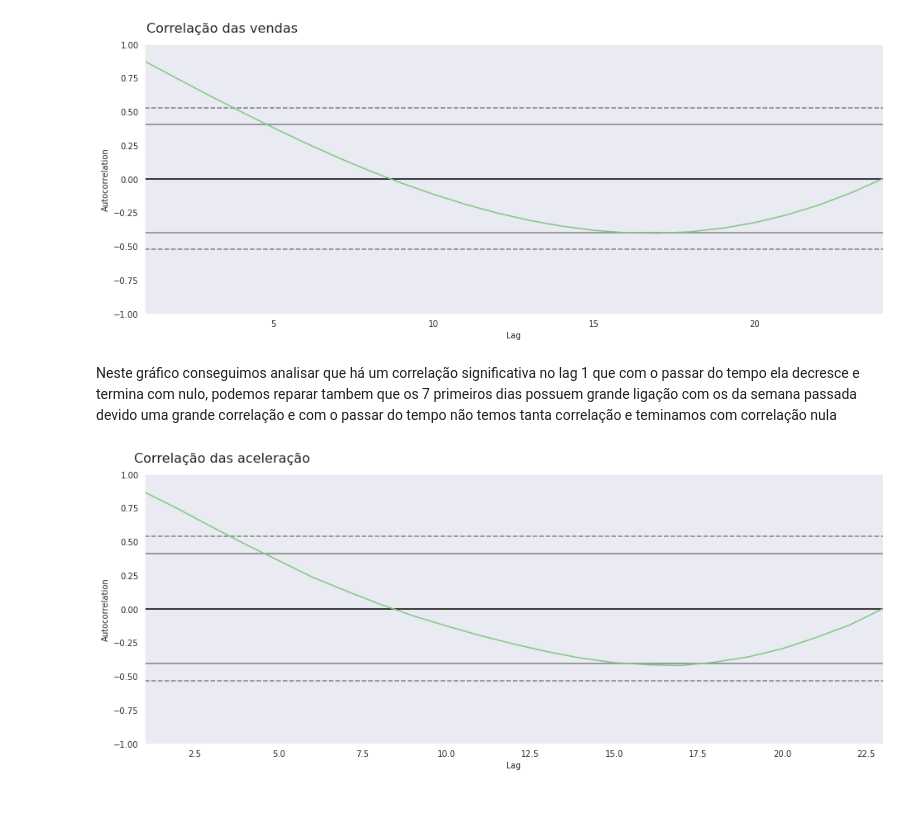
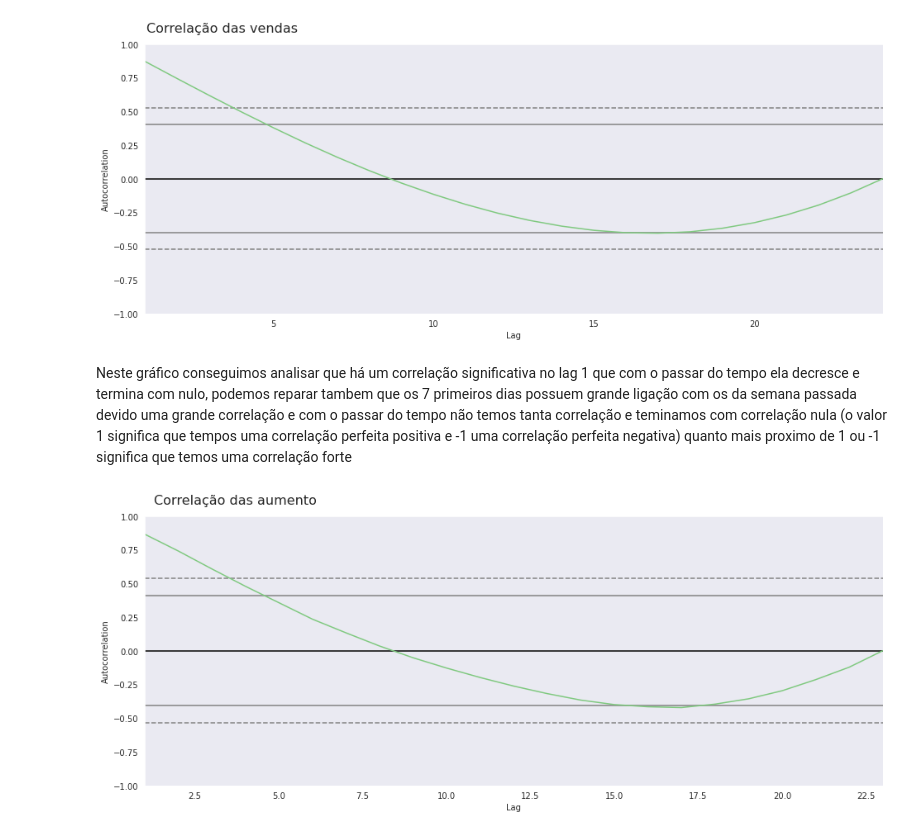
Before and after one commit to King-Bowie/TimeSeries, a Jupyter notebook: TimeSeries.ipynb, the cells around one changed output. Cells and saved outputs as stored; diff of their text form; code cells hidden in the pictures; blank space fills up the shorter version.

```diff
--- a/TimeSeries.ipynb
+++ b/TimeSeries.ipynb
@@ -148,11 +148,11 @@ plt.show()
 # %% [output]
 [figure]
 # %% [markdown]
-Neste gráfico conseguimos analisar que há um correlação significativa no lag 1 que com o passar do tempo ela decresce e termina com nulo, podemos reparar tambem que os 7 primeiros dias possuem grande ligação com os da semana passada devido uma grande correlação e com o passar do tempo não temos tanta correlação e teminamos com correlação nula
+Neste gráfico conseguimos analisar que há um correlação significativa no lag 1 que com o passar do tempo ela decresce e termina com nulo, podemos reparar tambem que os 7 primeiros dias possuem grande ligação com os da semana passada devido uma grande correlação e com o passar do tempo não temos tanta correlação e teminamos com correlação nula (o valor 1 significa que tempos uma correlação perfeita positiva e -1 uma correlação perfeita negativa) quanto mais proximo de 1 ou -1 significa que temos uma correlação forte
 # %%
 ax = plt.figure(figsize=(16,6))
-ax.suptitle('Correlação das aceleração', fontsize=16,x=0.206,y=0.941)
+ax.suptitle('Correlação das aumento', fontsize=16,x=0.22,y=0.941)
 autocorrelation_plot(alucar['aumento'][1:])
 plt.show()
 # %% [output]
-[figure, old version]
+[figure, new version]
```
Also changed, not shown: parts of 16 cells of this notebook.
